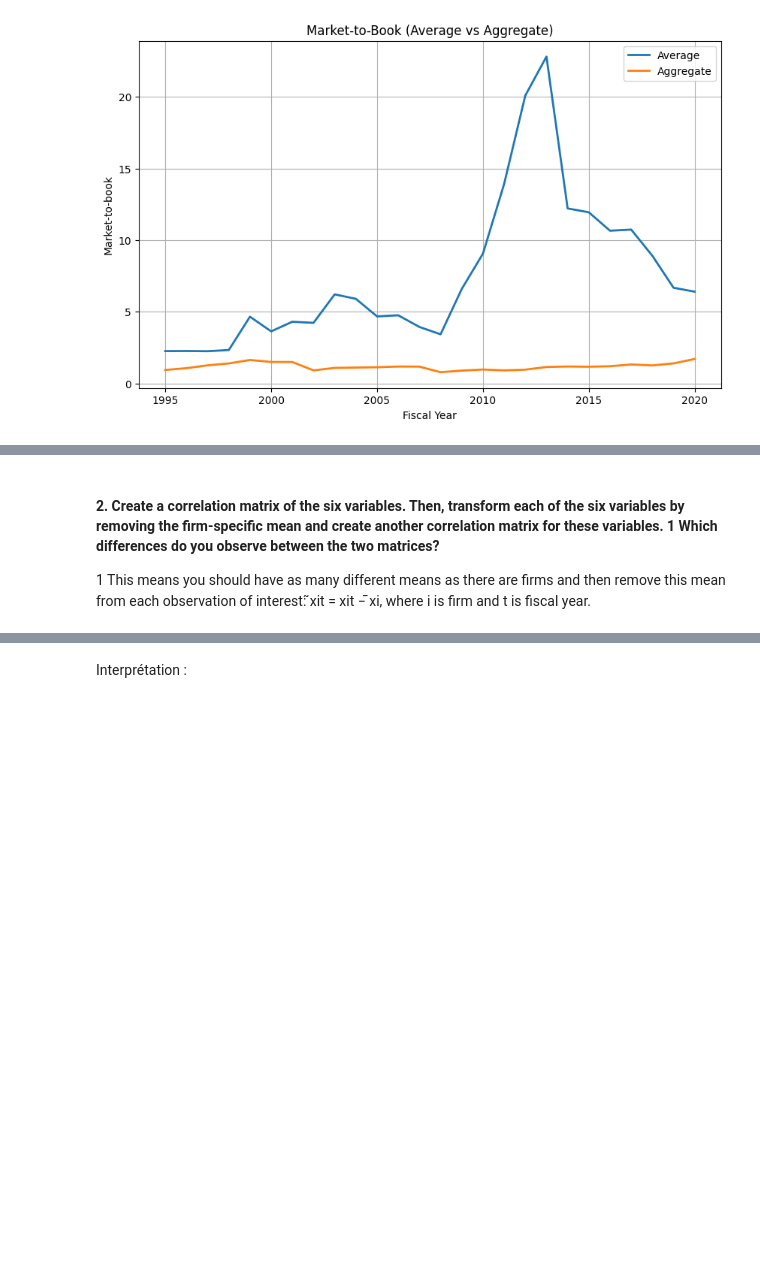
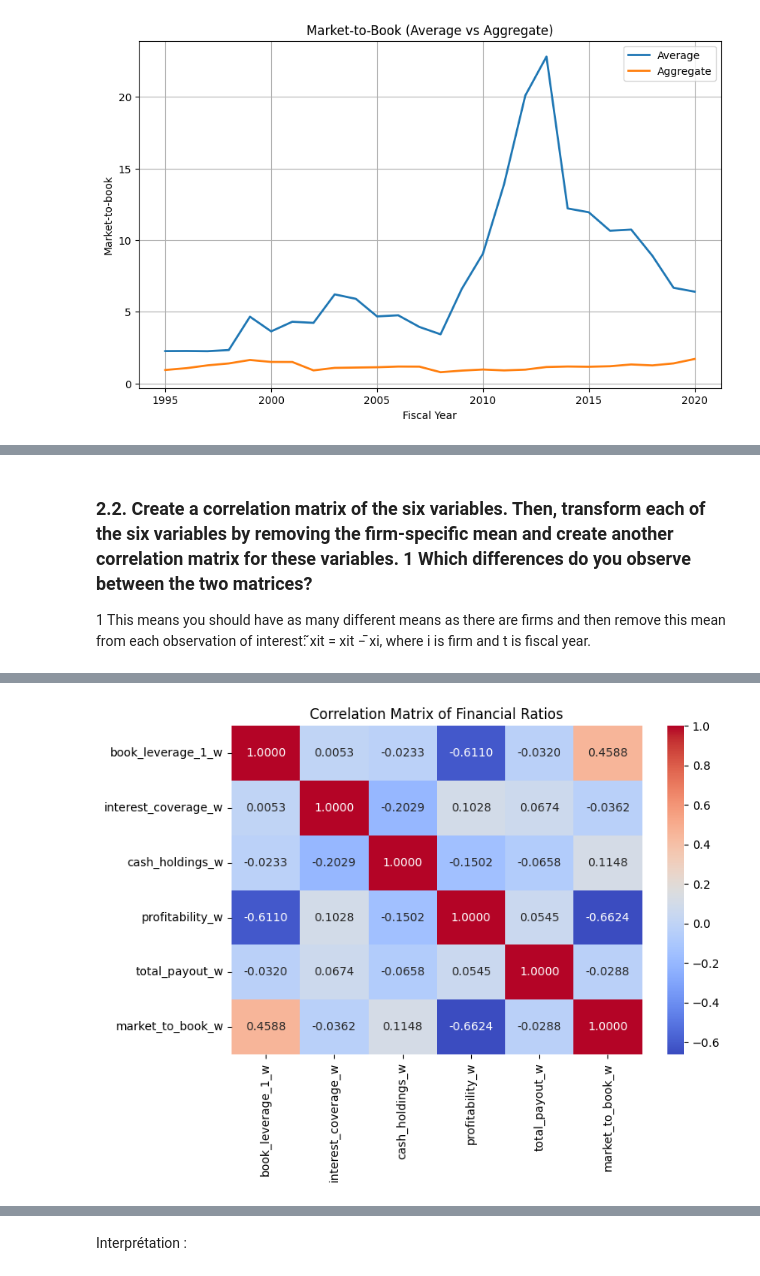
Before and after one commit to NguQLT/Applied-Corporate-Finance, a Jupyter notebook: Homework 1 Compustat and its Perils.ipynb, the cells around one changed output, grey strips where cells are left out. Saved outputs shown, nothing was run; the diff lists cells and outputs as text; code cells hidden in the pictures; blank space fills up the shorter version.

```diff
--- a/Homework 1 Compustat and its Perils.ipynb
+++ b/Homework 1 Compustat and its Perils.ipynb
@@ -514,5 +579,5 @@ plot_avg_vs_agg(df_eda, "market_to_book_w", "mkt_equity", "at", "Market-to-Book
 # %% [markdown]
-#### 2. Create a correlation matrix of the six variables. Then, transform each of the six variables by removing the firm-specific mean and create another correlation matrix for these variables. **1** Which differences do you observe between the two matrices?
+### **2.2. Create a correlation matrix of the six variables. Then, transform each of the six variables by removing the firm-specific mean and create another correlation matrix for these variables. **1** Which differences do you observe between the two matrices?**
 
 1 This means you should have as many different means as there are firms and then remove this mean from each
 observation of interest:  ̃xit = xit − ̄xi, where i is firm and t is fiscal year.
@@ -533,4 +598,11 @@ X_raw = (df_eda[cols].replace([np.inf, -np.inf], np.nan))# Remove rows with any
 #Raw correlation
 corr_raw = X_raw.corr()
 corr_raw
+
+#Plot heatmap of raw correlation matrix
+plt.figure(figsize=(8, 6))
+sns.heatmap(corr_raw, annot=True, cmap='coolwarm', fmt=".4f")
+plt.title("Correlation Matrix of Financial Ratios")
+plt.tight_layout()
+plt.show()
 # %% [output]
@@ -544,3 +609,4 @@ corr_raw
+[figure, added]
 # %%
 #Step 2 - Correlation matrix within
 X_raw = df_eda[["gvkey"] + cols]. replace([np.inf, -np.inf], np.nan).dropna()
```
Also changed, not shown: parts of 49 cells of this notebook.
